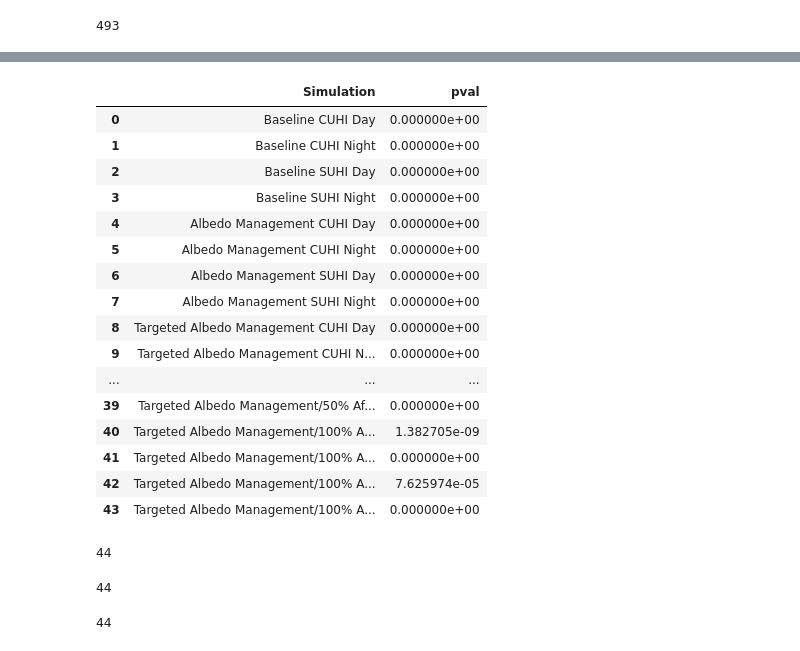
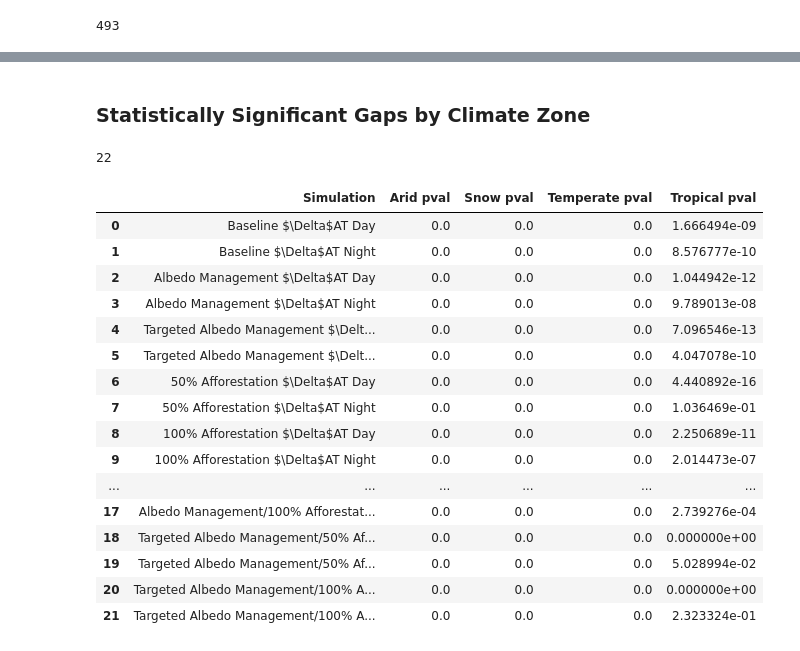
Before and after one commit to LeliaPlusPlus/TargetedHeatMitigation-ML, a Jupyter notebook: 6a-Simulations.ipynb, the cells around one changed output, grey strips where cells are left out. Saved outputs shown, nothing was run; the diff lists cells and outputs as text; code cells hidden in the pictures.

```diff
--- a/6a-Simulations.ipynb
+++ b/6a-Simulations.ipynb
@@ -604,7 +338,7 @@ sims = ['Baseline', 'Albedo Management', 'Targeted Albedo Management',
         '50% Afforestation', '100% Afforestation', 'Targeted 50% Afforestation', 'Targeted 100% Afforestation',
         'Albedo Management/50% Afforestation', 'Albedo Management/100% Afforestation',
         'Targeted Albedo Management/50% Afforestation', 'Targeted Albedo Management/100% Afforestation']
-cols    = ['CUHI Day', 'CUHI Night', 'SUHI Day', 'SUHI Night']
+cols    = ['$\\Delta$AT Day', '$\\Delta$AT Night', '$\\Delta$LST Day', '$\\Delta$LST Night']
 gap_sig = []
 sim_col = []
 for sim in sims:
@@ -619,6 +353,9 @@ for sim in sim_col:
                             std_dev1=final_result[sim + ' (75th %tile) Std'].mean(),
                             std_dev2=final_result[sim + ' (25th %tile) Std'].mean())
     gap_sig.append(pval)
-len(sim_col)
+print(len(sim_col))
+
+sim_sig = pd.DataFrame({'Simulation': sim_col, 'pval':gap_sig})
+sim_sig
 # %% [output]
 44
@@ -625,38 +379,11 @@ len(sim_col)
-# %%
-sim_sig = pd.DataFrame({'Simulation': sim_col, 'pval':gap_sig})
-sim_sig
-# %% [output]
-|  | Simulation | pval |
-| 0 | Baseline CUHI Day | 0.000000e+00 |
-| 1 | Baseline CUHI Night | 0.000000e+00 |
-| 2 | Baseline SUHI Day | 0.000000e+00 |
-| 3 | Baseline SUHI Night | 0.000000e+00 |
-| 4 | Albedo Management CUHI Day | 0.000000e+00 |
-| 5 | Albedo Management CUHI Night | 0.000000e+00 |
-| 6 | Albedo Management SUHI Day | 0.000000e+00 |
-| 7 | Albedo Management SUHI Night | 0.000000e+00 |
-| 8 | Targeted Albedo Management CUHI Day | 0.000000e+00 |
-| 9 | Targeted Albedo Management CUHI N... | 0.000000e+00 |
-| ... | ... | ... |
-| 39 | Targeted Albedo Management/50% Af... | 0.000000e+00 |
-| 40 | Targeted Albedo Management/100% A... | 1.382705e-09 |
-| 41 | Targeted Albedo Management/100% A... | 0.000000e+00 |
-| 42 | Targeted Albedo Management/100% A... | 7.625974e-05 |
-| 43 | Targeted Albedo Management/100% A... | 0.000000e+00 |
-# %%
-len(sim_sig[sim_sig['pval'] < 0.05])
-# %% [output]
-44
-# %%
-len(sim_sig[sim_sig['pval'] < 0.0001])
-# %% [output]
-44
+# %% [markdown]
+### Statistically Significant Gaps by Climate Zone
 # %%
 sims = ['Baseline', 'Albedo Management', 'Targeted Albedo Management',
         '50% Afforestation', '100% Afforestation', 'Targeted 50% Afforestation', 'Targeted 100% Afforestation',
         'Albedo Management/50% Afforestation', 'Albedo Management/100% Afforestation',
         'Targeted Albedo Management/50% Afforestation', 'Targeted Albedo Management/100% Afforestation']
-cols    = ['CUHI Day', 'CUHI Night', 'SUHI Day', 'SUHI Night']
+cols    = ['$\\Delta$AT Day', '$\\Delta$AT Night']
 gap_sig_arid = []
 gap_sig_snow = []
 gap_sig_temp = []
@@ -673,32 +400,56 @@ for sim in sim_col:
                             mean1=final_result[final_result['Climate Zone']=='Arid'][sim + ' (75th %tile)'].mean(),
                             mean2=final_result[final_result['Climate Zone']=='Arid'][sim + ' (25th %tile)'].mean(),
                             std_dev1=final_result[final_result['Climate Zone']=='Arid'][sim + ' (75th %tile) Std'].mean(),
                             std_dev2=final_result[final_result['Climate Zone']=='Arid'][sim + ' (25th %tile) Std'].mean())
     gap_sig_arid.append(pval)
 
     pval = two_sample_ttest(n1=data[(data['Median Income (75th percentile)?']==True) & (data['Climate Zone'] == 1)]['Median Income (75th percentile)?'].value_counts()[0],
                             n2=data[(data['Median Income (25th percentile)?']==True) & (data['Climate Zone'] == 1)]['Median Income (25th percentile)?'].value_counts()[0],
                             mean1=final_result[final_result['Climate Zone']=='Snow'][sim + ' (75th %tile)'].mean(),
                             mean2=final_result[final_result['Climate Zone']=='Snow'][sim + ' (25th %tile)'].mean(),
                             std_dev1=final_result[final_result['Climate Zone']=='Snow'][sim + ' (75th %tile) Std'].mean(),
                             std_dev2=final_result[final_result['Climate Zone']=='Snow'][sim + ' (25th %tile) Std'].mean())
     gap_sig_snow.append(pval)
 
     pval = two_sample_ttest(n1=data[(data['Median Income (75th percentile)?']==True) & (data['Climate Zone'] == 2)]['Median Income (75th percentile)?'].value_counts()[0],
                             n2=data[(data['Median Income (25th percentile)?']==True) & (data['Climate Zone'] == 2)]['Median Income (25th percentile)?'].value_counts()[0],
                             mean1=final_result[final_result['Climate Zone']=='Temperate'][sim + ' (75th %tile)'].mean(),
                             mean2=final_result[final_result['Climate Zone']=='Temperate'][sim + ' (25th %tile)'].mean(),
                             std_dev1=final_result[final_result['Climate Zone']=='Temperate'][sim + ' (75th %tile) Std'].mean(),
                             std_dev2=final_result[final_result['Climate Zone']=='Temperate'][sim + ' (25th %tile) Std'].mean())
     gap_sig_temp.append(pval)
 
     pval = two_sample_ttest(n1=data[(data['Median Income (75th percentile)?']==True) & (data['Climate Zone'] == 3)]['Median Income (75th percentile)?'].value_counts()[0],
                             n2=data[(data['Median Income (25th percentile)?']==True) & (data['Climate Zone'] == 3)]['Median Income (25th percentile)?'].value_counts()[0],
                             mean1=final_result[final_result['Climate Zone']=='Tropical'][sim + ' (75th %tile)'].mean(),
                             mean2=final_result[final_result['Climate Zone']=='Tropical'][sim + ' (25th %tile)'].mean(),
                             std_dev1=final_result[final_result['Climate Zone']=='Tropical'][sim + ' (75th %tile) Std'].mean(),
                             std_dev2=final_result[final_result['Climate Zone']=='Tropical'][sim + ' (25th %tile) Std'].mean())
     gap_sig_trop.append(pval)
-len(sim_col)
+print(len(sim_col))
+
+sim_sig_clim = pd.DataFrame({'Simulation': sim_col,
+                             'Arid pval':gap_sig_arid,
+                             'Snow pval':gap_sig_snow,
+                             'Temperate pval':gap_sig_temp,
+                             'Tropical pval':gap_sig_trop})
+sim_sig_clim
 # %% [output]
-44
+22
+|  | Simulation | Arid pval | Snow pval | Temperate pval | Tropical pval |
+| 0 | Baseline $\Delta$AT Day | 0.0 | 0.0 | 0.0 | 1.666494e-09 |
+| 1 | Baseline $\Delta$AT Night | 0.0 | 0.0 | 0.0 | 8.576777e-10 |
+| 2 | Albedo Management $\Delta$AT Day | 0.0 | 0.0 | 0.0 | 1.044942e-12 |
+| 3 | Albedo Management $\Delta$AT Night | 0.0 | 0.0 | 0.0 | 9.789013e-08 |
+| 4 | Targeted Albedo Management $\Delt... | 0.0 | 0.0 | 0.0 | 7.096546e-13 |
+| 5 | Targeted Albedo Management $\Delt... | 0.0 | 0.0 | 0.0 | 4.047078e-10 |
+| 6 | 50% Afforestation $\Delta$AT Day | 0.0 | 0.0 | 0.0 | 4.440892e-16 |
+| 7 | 50% Afforestation $\Delta$AT Night | 0.0 | 0.0 | 0.0 | 1.036469e-01 |
+| 8 | 100% Afforestation $\Delta$AT Day | 0.0 | 0.0 | 0.0 | 2.250689e-11 |
+| 9 | 100% Afforestation $\Delta$AT Night | 0.0 | 0.0 | 0.0 | 2.014473e-07 |
+| ... | ... | ... | ... | ... | ... |
+| 17 | Albedo Management/100% Afforestat... | 0.0 | 0.0 | 0.0 | 2.739276e-04 |
+| 18 | Targeted Albedo Management/50% Af... | 0.0 | 0.0 | 0.0 | 0.000000e+00 |
+| 19 | Targeted Albedo Management/50% Af... | 0.0 | 0.0 | 0.0 | 5.028994e-02 |
+| 20 | Targeted Albedo Management/100% A... | 0.0 | 0.0 | 0.0 | 0.000000e+00 |
+| 21 | Targeted Albedo Management/100% A... | 0.0 | 0.0 | 0.0 | 2.323324e-01 |
```
Also changed, not shown: parts of 103 cells of this notebook, 1 other file.
